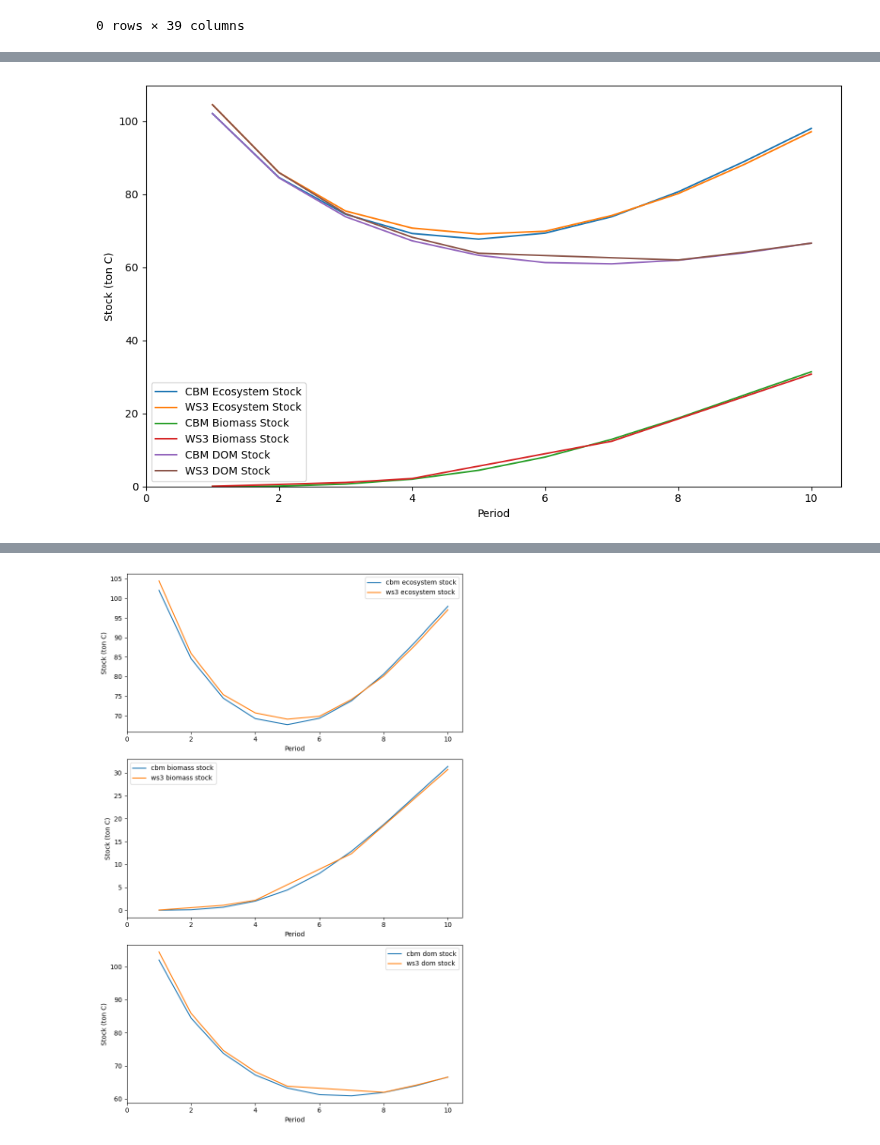
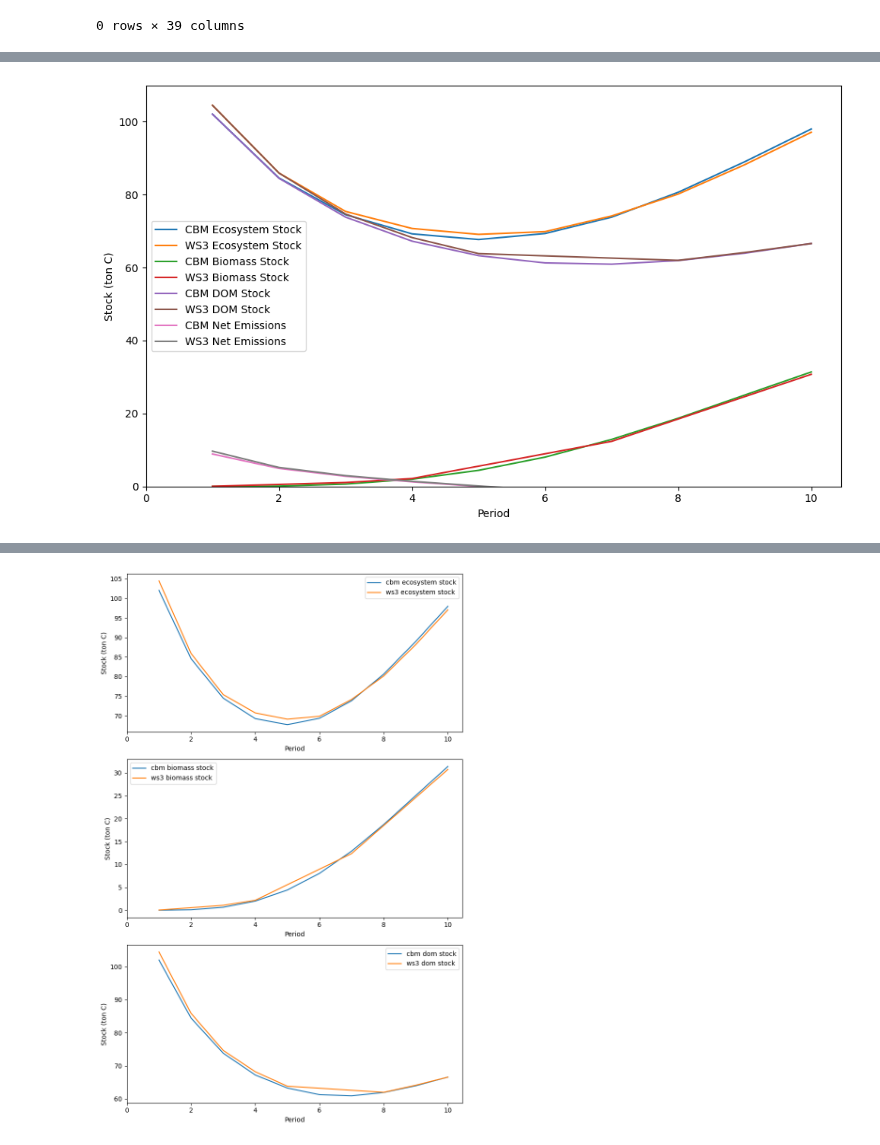
Before and after one commit to UBC-FRESH/nbds_mining, a Jupyter notebook: test_dss_build_max_stock_redchris.ipynb, the cells around one changed output, grey strips where cells are left out. Saved outputs shown, nothing was run; the diff lists cells and outputs as text; code cells hidden in the pictures.

```diff
--- a/test_dss_build_max_stock_redchris.ipynb
+++ b/test_dss_build_max_stock_redchris.ipynb
@@ -122,11 +122,26 @@ annual_process_fluxes = [
     'DecayHWBranchSnagToAir'
 ]
 
+
 npp_fluxes=[
     'DeltaBiomass_AG',
     'DeltaBiomass_BG'
 ]
-decay_emissions_fluxes = [
+
+# decay_emissions_fluxes = [
+#     'DecayVFastAGToAir',
+#     'DecayVFastBGToAir',
+#     'DecayFastAGToAir',
+#     'DecayFastBGToAir',
+#     'DecayMediumToAir',
+#     'DecaySlowAGToAir',
+#     'DecaySlowBGToAir',
+#     'DecaySWStemSnagToAir',
+#     'DecaySWBranchSnagToAir',
+#     'DecayHWStemSnagToAir',
+#     'DecayHWBranchSnagToAir'
+# ]
+ecosystem_decay_emissions_pools = [
     'DecayVFastAGToAir',
     'DecayVFastBGToAir',
     'DecayFastAGToAir',
@@ -137,8 +152,7 @@ decay_emissions_fluxes = [
     'DecaySWStemSnagToAir',
     'DecaySWBranchSnagToAir',
     'DecayHWStemSnagToAir',
-    'DecayHWBranchSnagToAir'
-]
+    'DecayHWBranchSnagToAir']
 
 disturbance_production_fluxes = [
     'DisturbanceSoftProduction',
@@ -219,7 +233,6 @@ all_fluxes = [
     'DisturbanceHWStemSnagToAir',
     'DisturbanceHWBranchSnagToAir'
 ]
-
 grossgrowth_ag = [
     "DeltaBiomass_AG",
     "TurnoverMerchLitterInput",
@@ -238,6 +251,27 @@ product_flux = [
      "DisturbanceHardProduction",
      "DisturbanceDOMProduction",
 ]
+
+ecosystem_decay_emissions_pools = [
+    'DecayVFastAGToAir',
+    'DecayVFastBGToAir',
+    'DecayFastAGToAir',
+    'DecayFastBGToAir',
+    'DecayMediumToAir',
+    'DecaySlowAGToAir',
+    'DecaySlowBGToAir',
+    'DecaySWStemSnagToAir',
+    'DecaySWBranchSnagToAir',
+    'DecayHWStemSnagToAir',
+    'DecayHWBranchSnagToAir']
+GrossGrowth_pools = [
+    'DeltaBiomass_AG',
+    'TurnoverMerchLitterInput',
+    'TurnoverFolLitterInput',
+    'TurnoverOthLitterInput',
+    'DeltaBiomass_BG',
+    'TurnoverCoarseLitterInput',
+    'TurnoverFineLitterInput']
 # %% [markdown]
 GrossGrowth_AG = flux[[
         "DeltaBiomass_AG",
@@ -372,5 +411,6 @@ cbm_report(fm, cbm_output, biomass_pools, dom_pools, fluxes, gross_growth)
 # %%
 # Compare the carbon outputs from ws3 (table above) and libcbm (table below)
-compare_ws3_cbm(fm, cbm_output, disturbance_type_mapping, biomass_pools, dom_pools, plots='whole')
+# compare_ws3_cbm(fm, cbm_output, disturbance_type_mapping, biomass_pools, dom_pools, plots='whole')
+compare_ws3_cbm_both(fm, cbm_output, disturbance_type_mapping, biomass_pools, dom_pools, ecosystem_decay_emissions_pools, GrossGrowth_pools, plots="whole")
 # %% [output]
-[figure, old version]
+[figure, new version]
```
Also changed, not shown: parts of 10 cells of this notebook, 2 other files.
